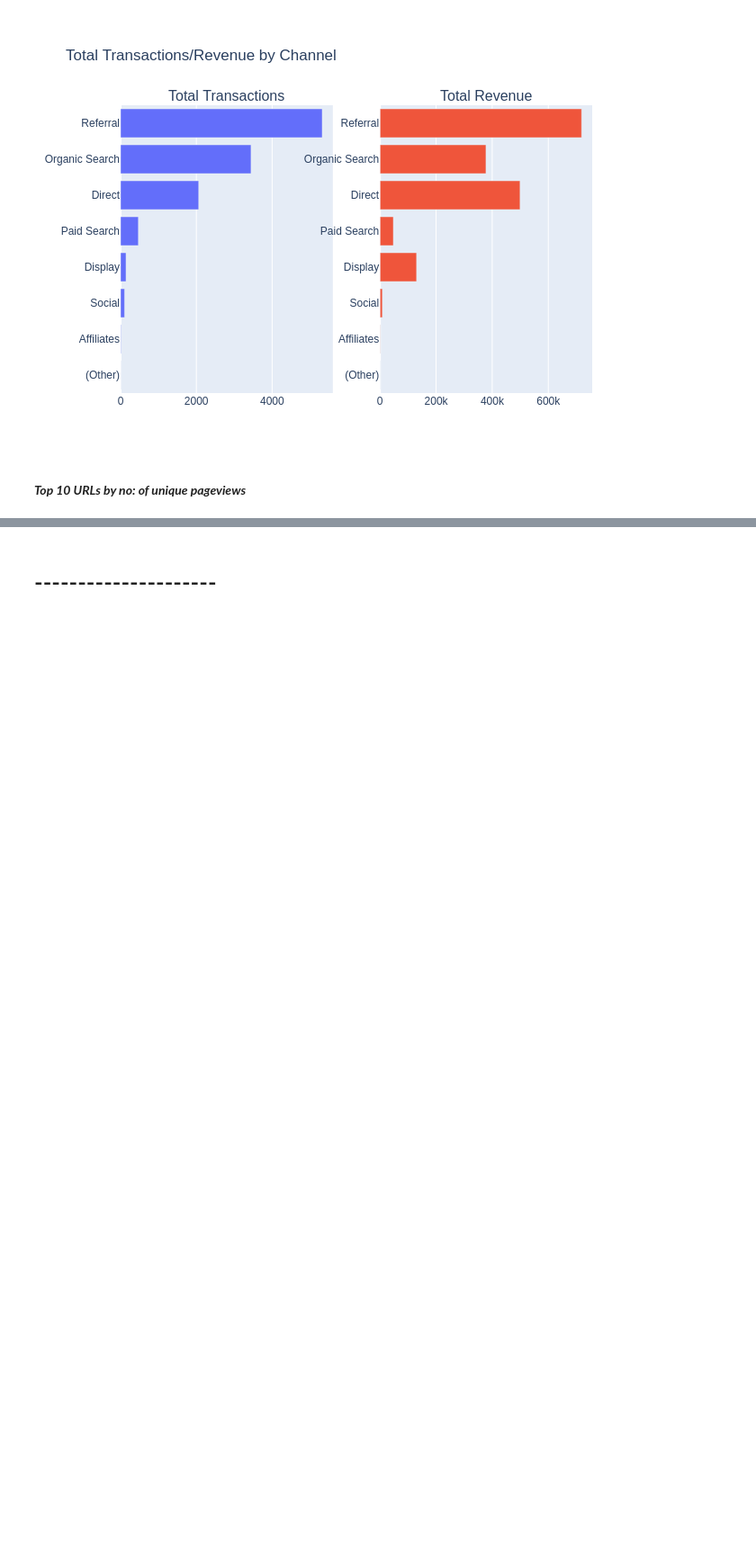
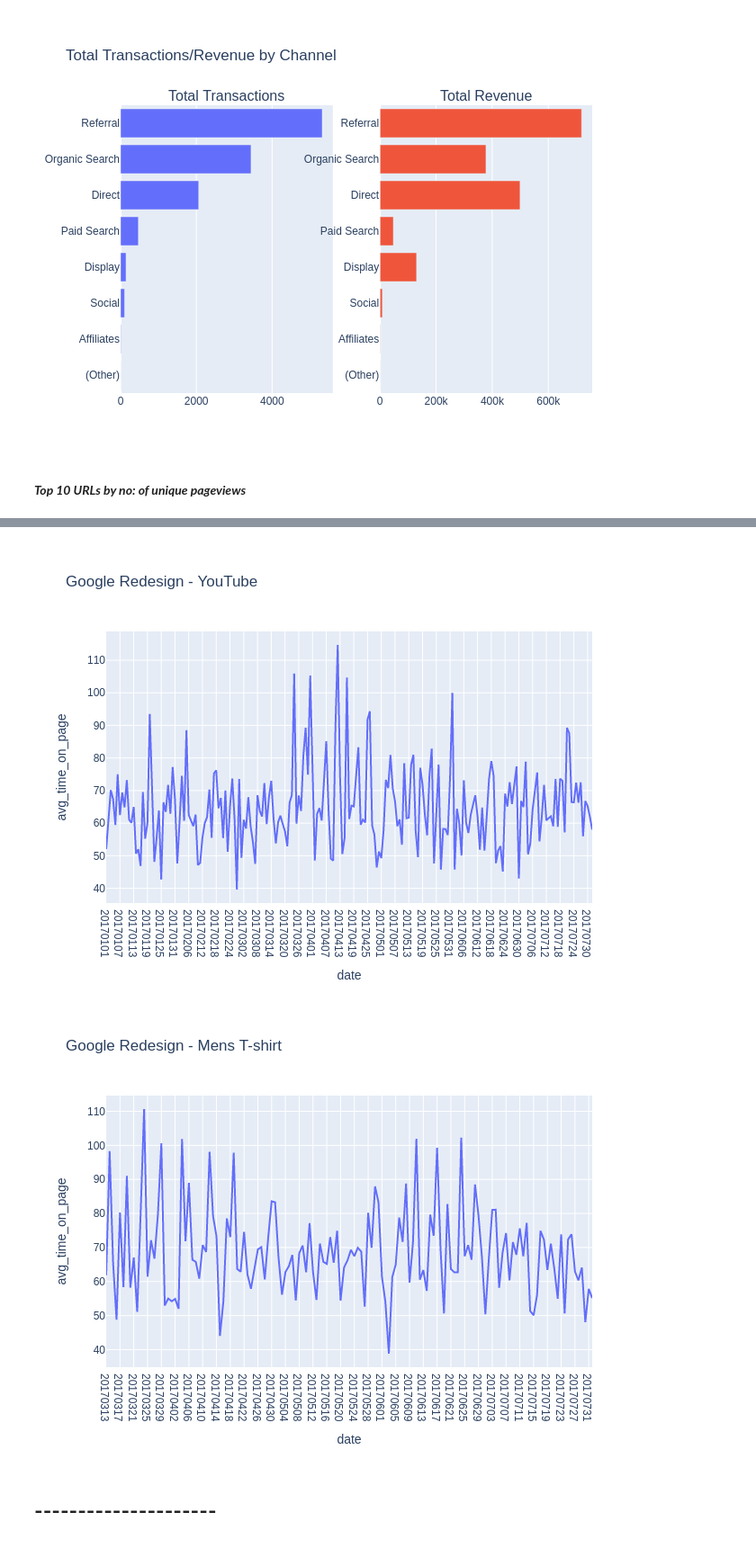
Before and after one commit to ganiosh92/DA-ecommerce-clickstream-analytics, a Jupyter notebook: ga-exploration.ipynb, the cells around one changed output, grey strips where cells are left out. Shown at 90% size. Cells and saved outputs as stored; diff of their text form; code cells hidden in the pictures; blank space fills up the shorter version.

Commit message:
added average time spent by an user on a page

```diff
--- a/ga-exploration.ipynb
+++ b/ga-exploration.ipynb
@@ -209,3 +396,32 @@ fig.show(renderer = 'png')
+# %%
+#VIZ
+
+import plotly.express as px
+import pandas as pd
+
+# load data
+google_redesign_youtube = df.copy()
+google_redesign_youtube['date'] = pd.to_datetime(google_redesign_youtube['date'], format='%Y%m%d')
+google_redesign_youtube = df[df['pagePath'] == '/google+redesign/shop+by+brand/youtube'] #https://shop.googlemerchandisestore.com/Google+Redesign/Shop+by+Brand/YouTube
+google_redesign_youtube = google_redesign_youtube.sort_values(by = 'date', ascending = True)
+
+google_redesign_mens_tshirt = df.copy()
+google_redesign_mens_tshirt['date'] = pd.to_datetime(google_redesign_youtube['date'], format='%Y%m%d')
+google_redesign_mens_tshirt = df[df['pagePath'] == '/google+redesign/apparel/mens/mens+t+shirts'] #https://shop.googlemerchandisestore.com/Google+Redesign/Shop+by+Brand/YouTube
+google_redesign_mens_tshirt = google_redesign_mens_tshirt.sort_values(by = 'date', ascending = True)
+
+# Creating a line chart using Plotly Express
+fig1 = px.line(google_redesign_youtube, x='date', y='avg_time_on_page', title='Google Redesign - YouTube')
+fig2 = px.line(google_redesign_mens_tshirt, x='date', y='avg_time_on_page', title='Google Redesign - Mens T-shirt')
+
+import kaleido
+
+# Show the plot
+fig1.show(renderer = 'png')
+fig2.show(renderer = 'png')
+# %% [output]
+[figure, added]
+[figure, added]
 # %% [markdown]
 # ---------------------
 # %%
```
Also changed, not shown: parts of 10 cells of this notebook.
